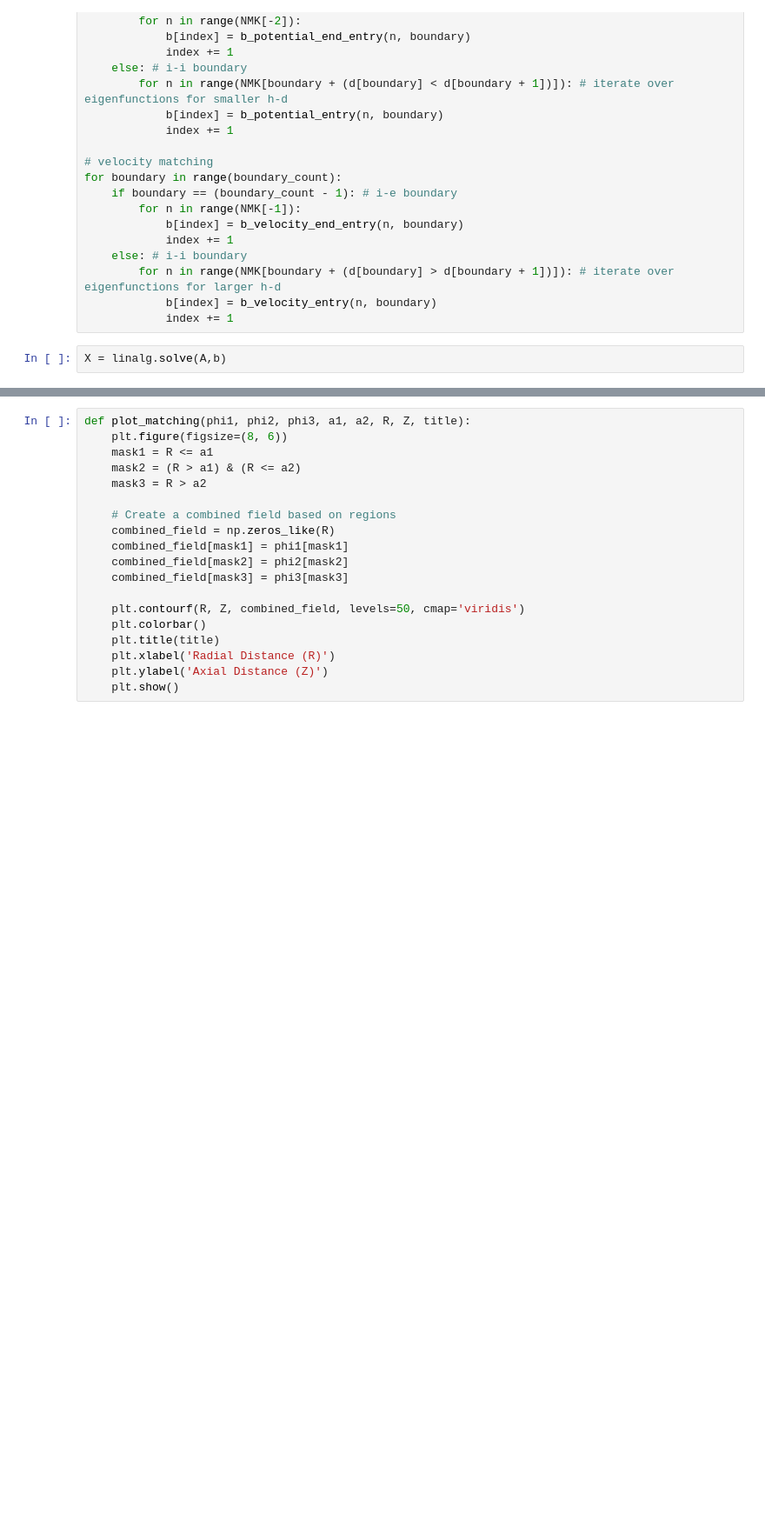
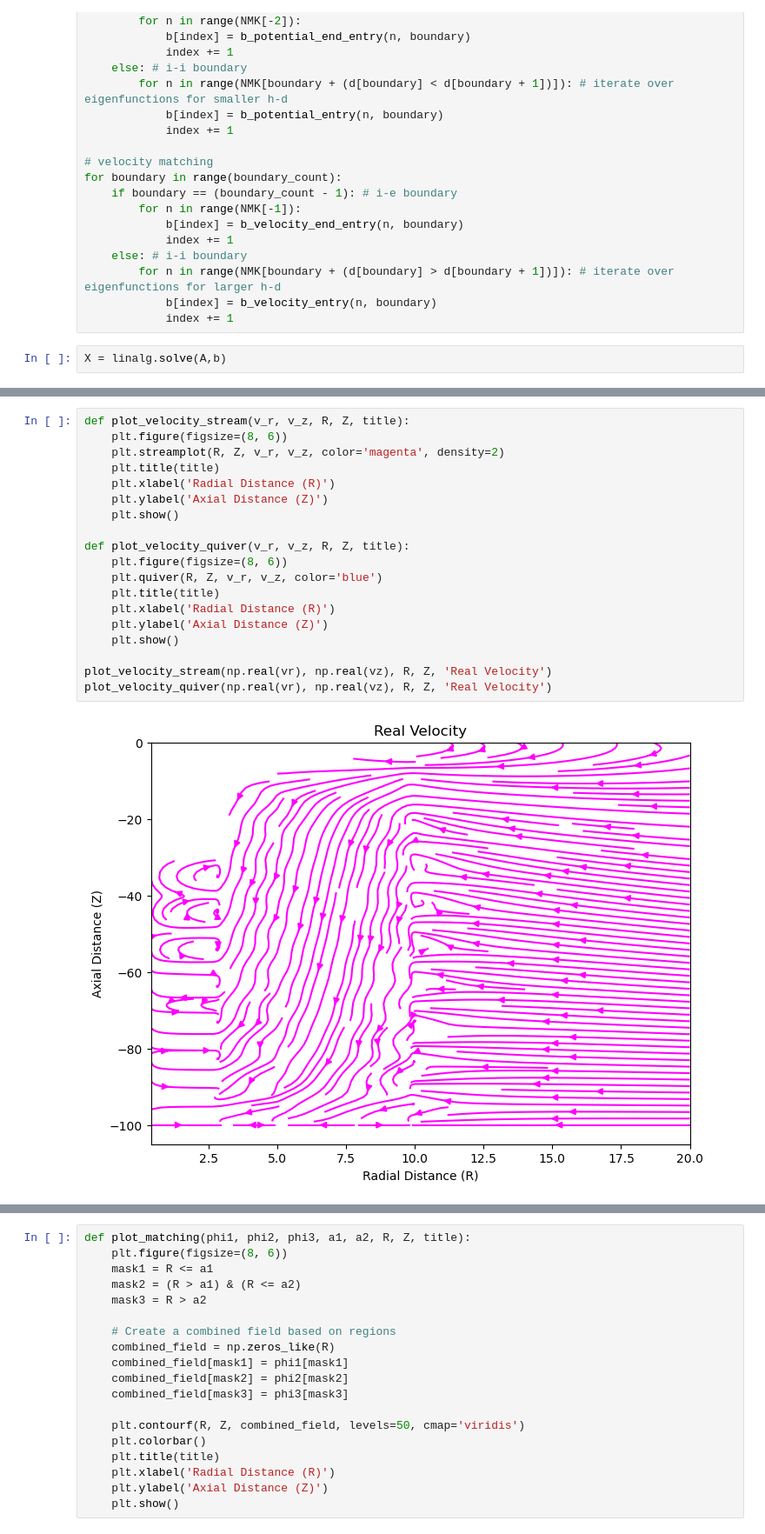
Before and after one commit to symbiotic-engineering/OpenFLASH, a Jupyter notebook: src/python/multi_MEEM.ipynb, the cells around one changed output, grey strips where cells are left out. Shown at 87% size. Saved outputs shown, nothing was run; the diff lists cells and outputs as text; blank space fills up the shorter version.

```diff
--- a/src/python/multi_MEEM.ipynb
+++ b/src/python/multi_MEEM.ipynb
@@ -347,0 +427,21 @@ plot_potential(np.imag(phi), R, Z, 'Total Potential Imaginary')
+# %%
+def plot_velocity_stream(v_r, v_z, R, Z, title):
+    plt.figure(figsize=(8, 6))
+    plt.streamplot(R, Z, v_r, v_z, color='magenta', density=2)
+    plt.title(title)
+    plt.xlabel('Radial Distance (R)')
+    plt.ylabel('Axial Distance (Z)')
+    plt.show()
+
+def plot_velocity_quiver(v_r, v_z, R, Z, title):
+    plt.figure(figsize=(8, 6))
+    plt.quiver(R, Z, v_r, v_z, color='blue')
+    plt.title(title)
+    plt.xlabel('Radial Distance (R)')
+    plt.ylabel('Axial Distance (Z)')
+    plt.show()
+
+plot_velocity_stream(np.real(vr), np.real(vz), R, Z, 'Real Velocity')
+plot_velocity_quiver(np.real(vr), np.real(vz), R, Z, 'Real Velocity')
+# %% [output]
+[figure, added]
```
Also changed, not shown: parts of 13 cells of this notebook, 3 other files.
